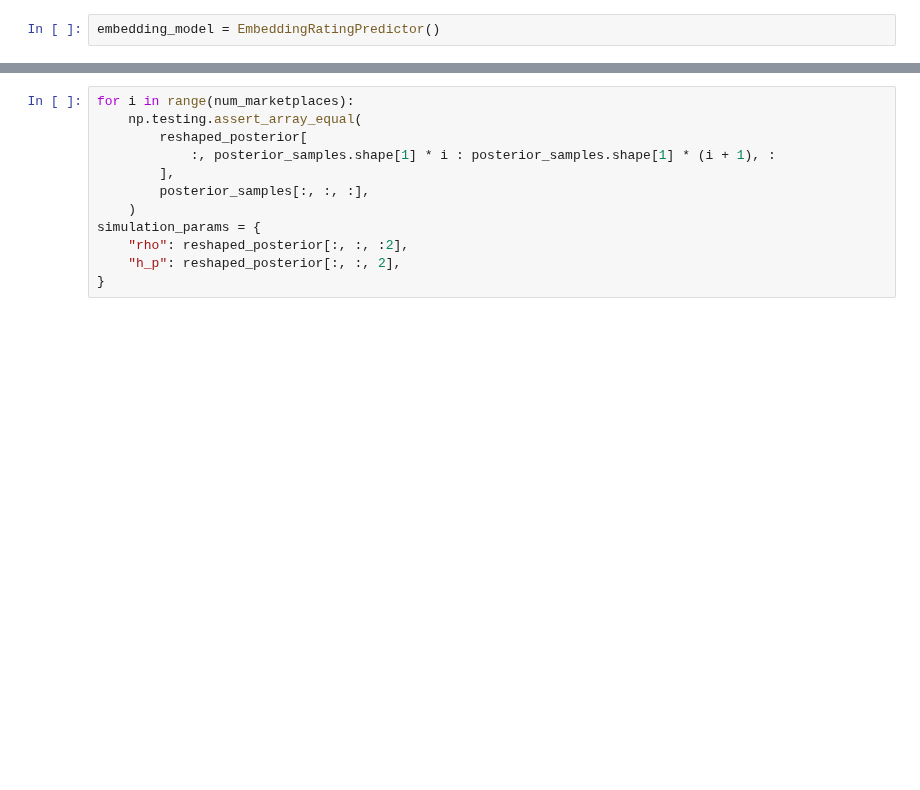
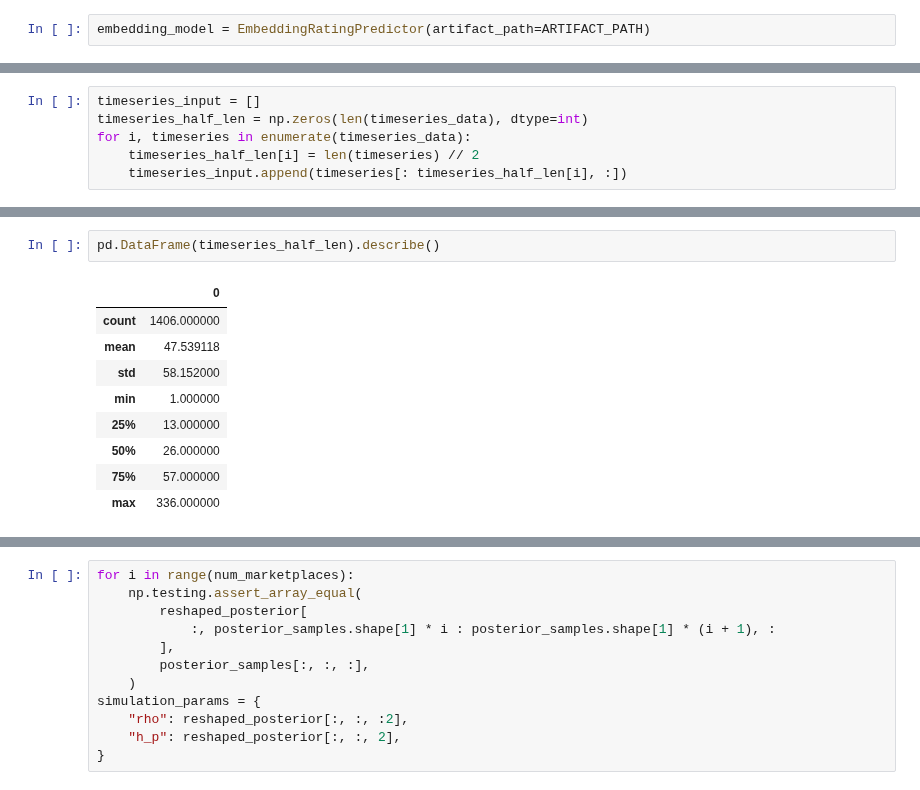
Before and after one commit to narendramukherjee/reputation-systems, a Jupyter notebook: snpe/notebooks/marketplace_simulator_analysis.ipynb, the cells around one changed output, grey strips where cells are left out. Saved outputs shown, nothing was run; the diff lists cells and outputs as text; blank space fills up the shorter version.

```diff
--- a/snpe/notebooks/marketplace_simulator_analysis.ipynb
+++ b/snpe/notebooks/marketplace_simulator_analysis.ipynb
@@ -485,5 +480,5 @@ plt.hist(np.mean(posterior_samples[:, :, 1], axis=0), alpha=0.5, bins=50)
 **Use the asin (same as productid) of the products to get the embeddings for these products
 We will use the EmbeddingRatingPredictor class to get the embeddings merged on the DF of product reviews**
 # %%
-embedding_model = EmbeddingRatingPredictor()
+embedding_model = EmbeddingRatingPredictor(artifact_path=ARTIFACT_PATH)
 # %% [output]
@@ -559,0 +571,6 @@ array([[-4.11681e-03,  1.80585e-03, -8.98450e-03, ..., -2.05065e-04,
+# %%
+timeseries_input = []
+timeseries_half_len = np.zeros(len(timeseries_data), dtype=int)
+for i, timeseries in enumerate(timeseries_data):
+    timeseries_half_len[i] = len(timeseries) // 2
+    timeseries_input.append(timeseries[: timeseries_half_len[i], :])
@@ -559,0 +584,12 @@ array([[-4.11681e-03,  1.80585e-03, -8.98450e-03, ..., -2.05065e-04,
+# %%
+pd.DataFrame(timeseries_half_len).describe()
+# %% [output]
+|  | 0 |
+| count | 1406.000000 |
+| mean | 47.539118 |
+| std | 58.152000 |
+| min | 1.000000 |
+| 25% | 13.000000 |
+| 50% | 26.000000 |
+| 75% | 57.000000 |
+| max | 336.000000 |
```
Also changed, not shown: parts of 18 cells of this notebook, 1 other file.
